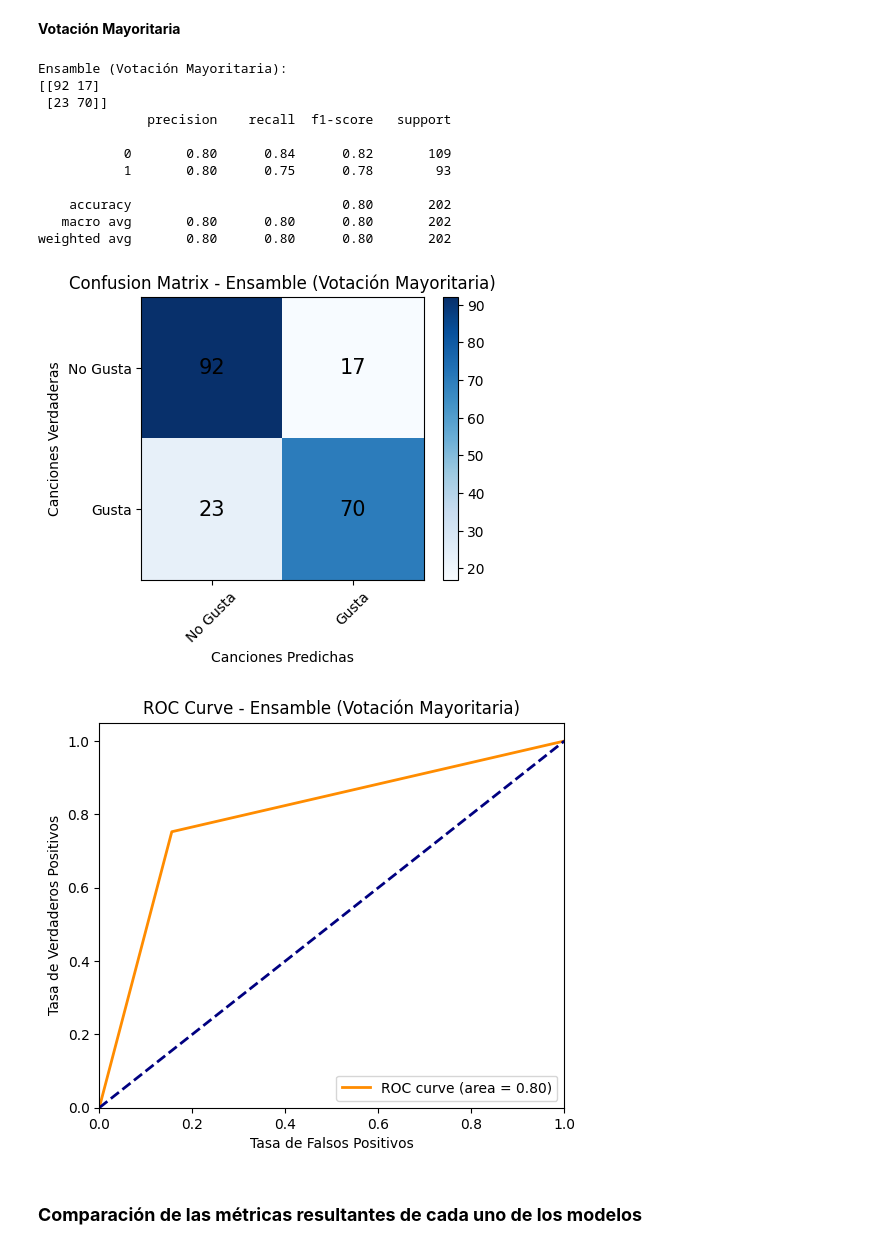
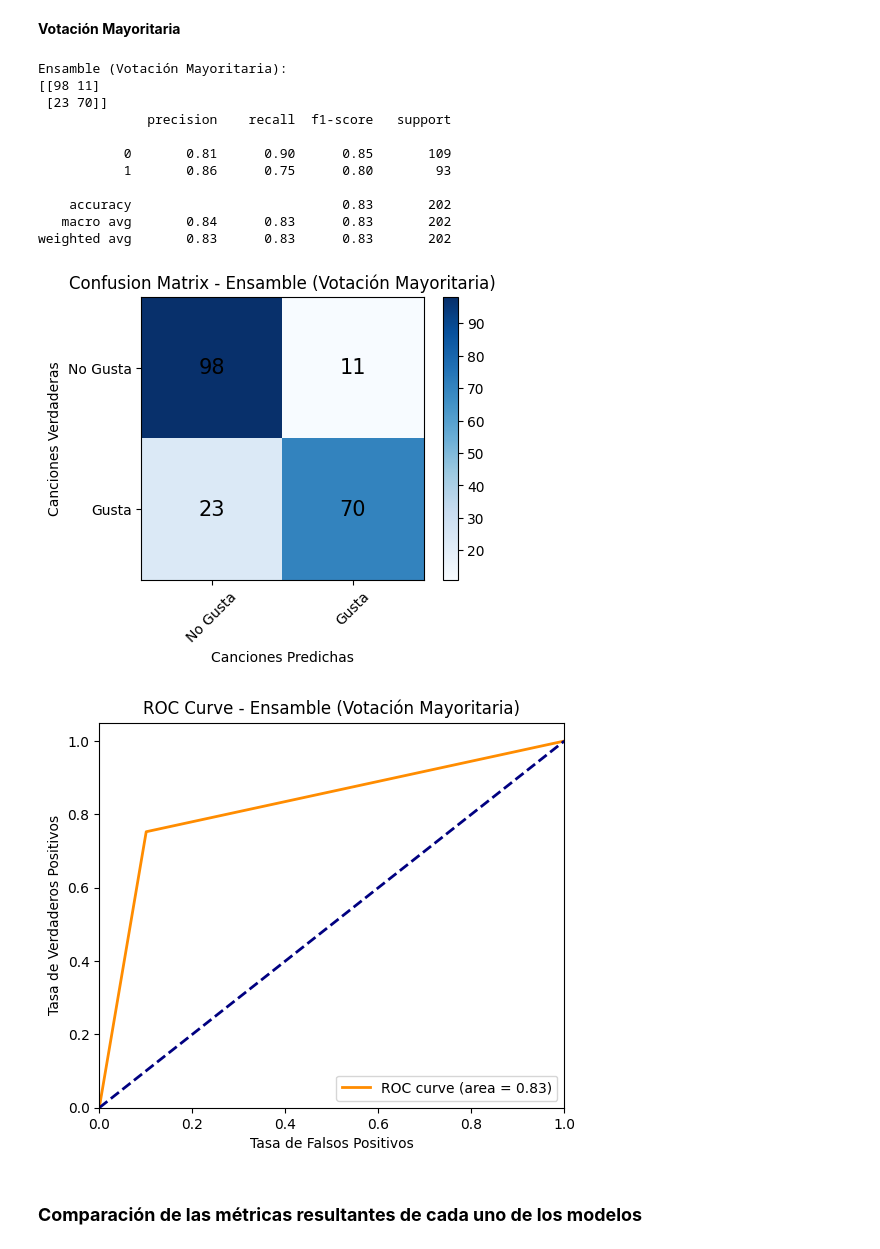
Before and after one commit to norgaston/laboratorio2-mlbd, a Jupyter notebook: Laboratorio_2.ipynb, the cells around one changed output. Drawn from its saved outputs; the diff is of its cells as text; code cells hidden in the pictures.

```diff
--- a/Laboratorio_2.ipynb
+++ b/Laboratorio_2.ipynb
@@ -86,29 +274,18 @@ plt.show()
 # %%
-# Dividir los datos en conjuntos de entrenamiento y prueba
-X = data.drop(['target', 'song_title', 'artist'], axis=1)
-y = data['target']
-
-# Escalar los datos
-scaler = StandardScaler()
-X_scaled = scaler.fit_transform(X)
-
-# Realizar selección de características utilizando PCA
-num_components = 13  # Elige el número de componentes principales a retener
-pca = PCA(n_components=num_components)
-X_pca = pca.fit_transform(X_scaled)
-
-# Crear DataFrames para las características seleccionadas después de PCA
-X_selected = pd.DataFrame(X_pca, columns=[f'PC{i}' for i in range(1, num_components + 1)])
-
 # Dividir los datos seleccionados en conjuntos de entrenamiento y prueba
-X_train, X_test, y_train, y_test = train_test_split(X_selected, y, test_size=0.10, random_state=42)
+X_train, X_test, y_train, y_test = train_test_split(X_scaled, y, test_size=0.10, random_state=42)
 
 # Configurar hiperparámetros
-knn_model = KNeighborsClassifier(algorithm='ball_tree',n_neighbors=19,p=1,weights='distance')
-svm_model = SVC(C=1.5, class_weight='balanced', gamma='scale', kernel='rbf',probability=True)
-decision_tree_model = DecisionTreeClassifier(random_state=42,ccp_alpha=0.001)
+# Mejores hiperparámetros KNN: {'algorithm': 'auto', 'leaf_size': 10, 'metric': 'minkowski', 'n_neighbors': 7, 'p': 1, 'weights': 'distance'}
+knn_model = KNeighborsClassifier(algorithm ='auto', leaf_size = 10, metric ='minkowski', n_neighbors = 7, p = 1, weights = 'distance')
+# Mejores Hiperparámetros SVM: {'C': 1, 'gamma': 0.1, 'kernel': 'rbf'}
+svm_model = SVC(C=1, gamma=0.1, kernel='rbf')
+# Mejores Hiperparámetros Decision Tree: {'criterion': 'entropy', 'max_depth': 10, 'min_samples_leaf': 2, 'min_samples_split': 10}
+decision_tree_model = DecisionTreeClassifier(criterion='entropy', max_depth=10, min_samples_leaf=2, min_samples_split=10)
+# El modelo Naive Bayes no tiene hiperparámetros que requieran una búsqueda en cuadrícula (grid search)
 naive_bayes_model = GaussianNB()
-rf_model = RandomForestClassifier(max_depth=20, max_features='log2', n_estimators=300, oob_score=True, ccp_alpha=0.0004)
+#Mejores Hiperparámetros Random Forest: {'max_depth': 10, 'min_samples_leaf': 2, 'min_samples_split': 5, 'n_estimators': 100}
+rf_model = RandomForestClassifier(max_depth=10, min_samples_leaf=2, min_samples_split=5, n_estimators=100)
 
 # Entrenar modelos
 knn_model.fit(X_train, y_train)
@@ -287,33 +464,34 @@ weighted avg       0.77      0.77      0.77       202
 **Votación Mayoritaria**
 # %%
 # Ensamble de modelos (Votación mayoritaria)
-ensemble_model = VotingClassifier(estimators=[('KNN', knn_model), ('SVM', svm_model), ('DecisionTree', decision_tree_model), ('NaiveBayes', naive_bayes_model), ('RandomForest', rf_model)], voting='hard')
+#ensemble_model = VotingClassifier(estimators=[('KNN', knn_model), ('SVM', svm_model), ('DecisionTree', decision_tree_model), ('NaiveBayes', naive_bayes_model), ('RandomForest', rf_model)], voting='hard')
+ensemble_model = VotingClassifier(estimators=[('KNN', knn_model), ('SVM', svm_model), ('RandomForest', rf_model)], voting='hard')
 ensemble_model.fit(X_train, y_train)
 ensemble_predictions = ensemble_model.predict(X_test)
 
 # Evaluar el ensamble
 print("Ensamble (Votación Mayoritaria):")
 print(confusion_matrix(y_test, ensemble_predictions))
 print(classification_report(y_test, ensemble_predictions))
 
 plot_confusion_matrix_with_values(y_test, ensemble_predictions, 'Ensamble (Votación Mayoritaria)')
 plt.show()
 plot_roc_curve(y_test, ensemble_predictions, 'Ensamble (Votación Mayoritaria)')
 plt.show()
 # %% [output]
 Ensamble (Votación Mayoritaria):
-[[92 17]
+[[98 11]
  [23 70]]
               precision    recall  f1-score   support
 
-           0       0.80      0.84      0.82       109
-           1       0.80      0.75      0.78        93
+           0       0.81      0.90      0.85       109
+           1       0.86      0.75      0.80        93
 
-    accuracy                           0.80       202
-   macro avg       0.80      0.80      0.80       202
-weighted avg       0.80      0.80      0.80       202
+    accuracy                           0.83       202
+   macro avg       0.84      0.83      0.83       202
+weighted avg       0.83      0.83      0.83       202
-[figure, old version]
+[figure, new version]
-[figure, old version]
+[figure, new version]
 # %% [markdown]
 ### **Comparación de las métricas resultantes de cada uno de los modelos** ###
 # %%
```
Also changed, not shown: parts of 24 cells of this notebook.
